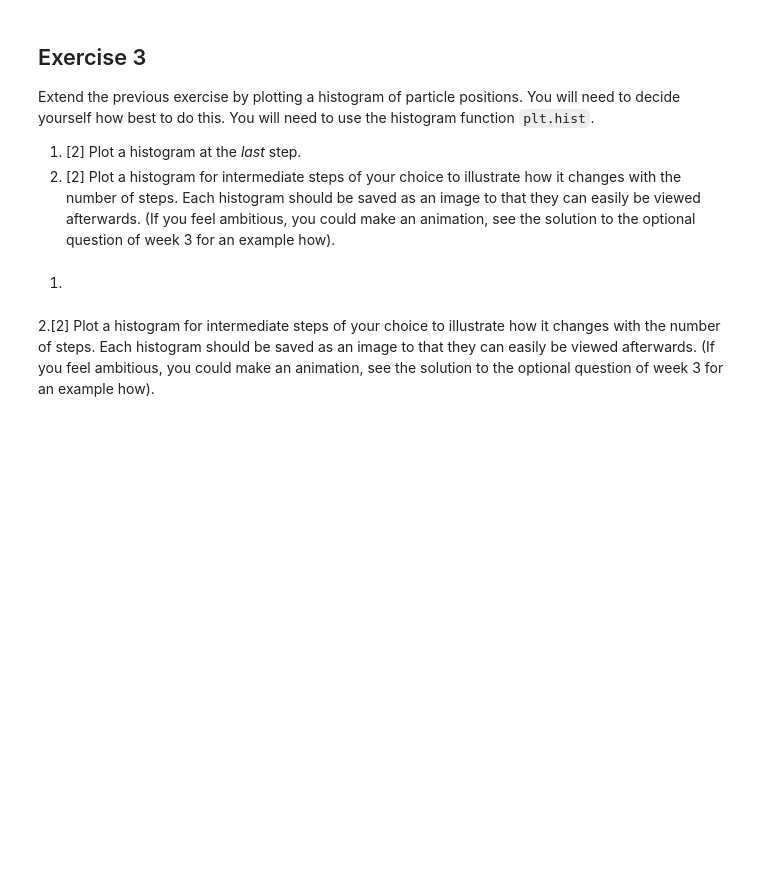
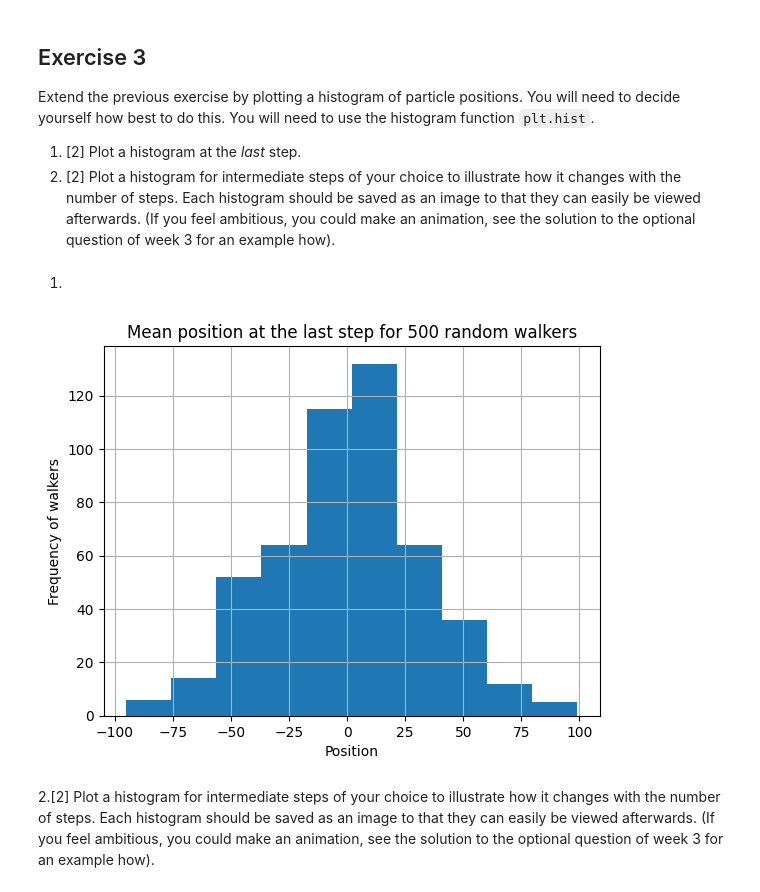
Before and after one commit to PX2145-2025/week-7-b-lowri-nicholls, a Jupyter notebook: Random_walk.ipynb, the cells around one changed output. Drawn from its saved outputs; the diff is of its cells as text; code cells hidden in the pictures; blank space fills up the shorter version.

```diff
--- a/Random_walk.ipynb
+++ b/Random_walk.ipynb
@@ -331,5 +313,15 @@ Extend the previous exercise by plotting a histogram of particle positions. You
  2. [2] Plot a histogram for intermediate steps of your choice to illustrate how it changes with the number of steps. Each histogram should be saved as an image to that they can easily be viewed afterwards. (If you feel ambitious, you could make an animation, see the solution to the optional question of week 3 for an example how).
 # %% [markdown]
 1.
+# %%
+#Using the mean position of the last step of all 500 walkers
+plt.hist(stepsarray[-1,:])
+plt.title('Mean position at the last step for 500 random walkers')
+plt.xlabel('Position')
+plt.ylabel('Frequency of walkers')
+plt.grid(True)
+plt.show()
+# %% [output]
+[figure, added]
 # %% [markdown]
 2.[2] Plot a histogram for intermediate steps of your choice to illustrate how it changes with the number of steps. Each histogram should be saved as an image to that they can easily be viewed afterwards. (If you feel ambitious, you could make an animation, see the solution to the optional question of week 3 for an example how).
```
Also changed, not shown: parts of 9 cells of this notebook.
